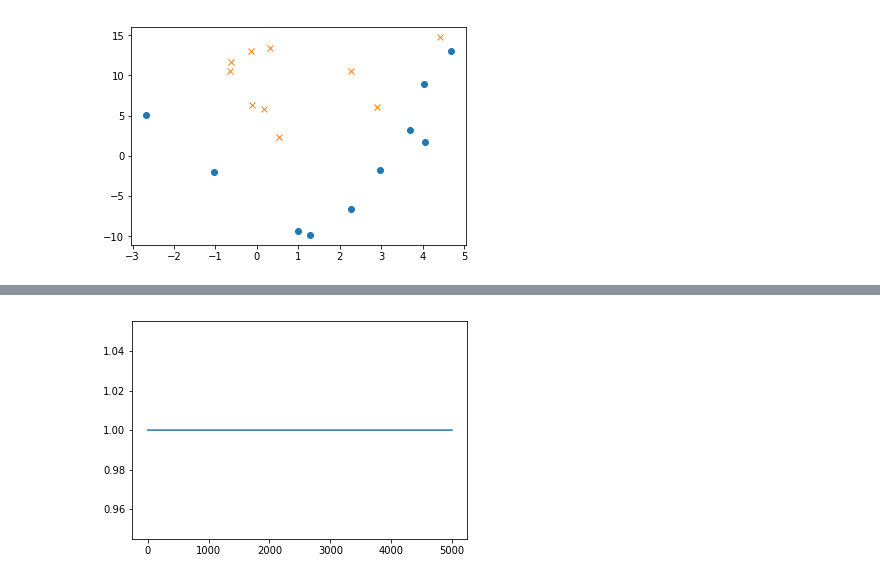
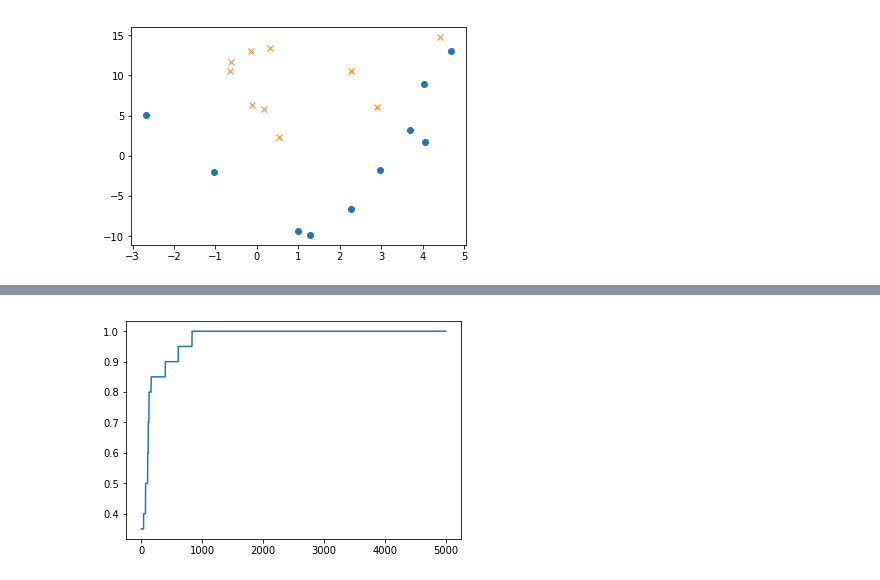
Before and after one commit to swfz/jupyter-docker, a Jupyter notebook: notebooks/s4_s4_.ipynb, the cells around one changed output, grey strips where cells are left out. Cells and saved outputs as stored; diff of their text form; code cells hidden in the pictures.

```diff
--- a/notebooks/s4_s4_.ipynb
+++ b/notebooks/s4_s4_.ipynb
@@ -59,25 +57,25 @@ plt.show()
 # %%
 # 確率をそのままだすとピンとこないのでしきい値を決めて1 or 0を返す
 def classify(x):
     return (f(x) >= 0.5).astype(np.int)
 
 # パラメータを初期化
-tehta = np.random.rand(4)
+theta = np.random.rand(4)
 
 # 精度の履歴
 accuracies = []
 
 for _ in range(epoch):
     theta = theta - ETA * np.dot(f(X) - train_y, X)
     # 現在の精度を計算
     result = classify(X) == train_y
     accuracy = len(result[result == True]) / len(result)
     accuracies.append(accuracy)
 
 # 精度をプロット
 x = np.arange(len(accuracies))
 
 plt.plot(x, accuracies)
 plt.show()
 # %% [output]
-[figure, old version]
+[figure, new version]
```
Also changed, not shown: parts of 3 cells of this notebook, 6 other files.
